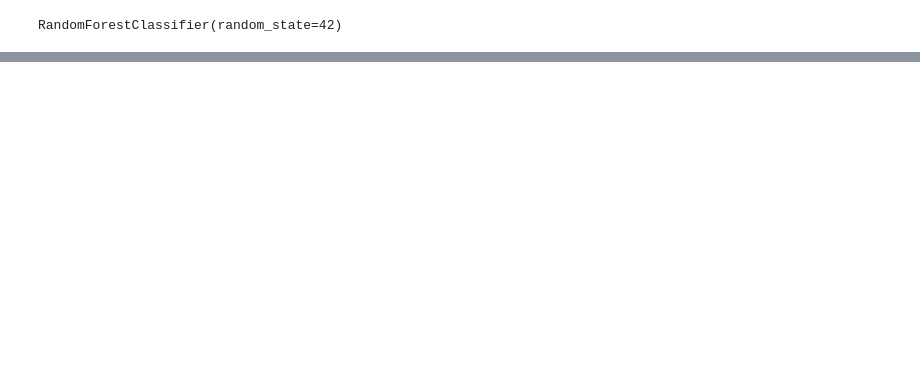
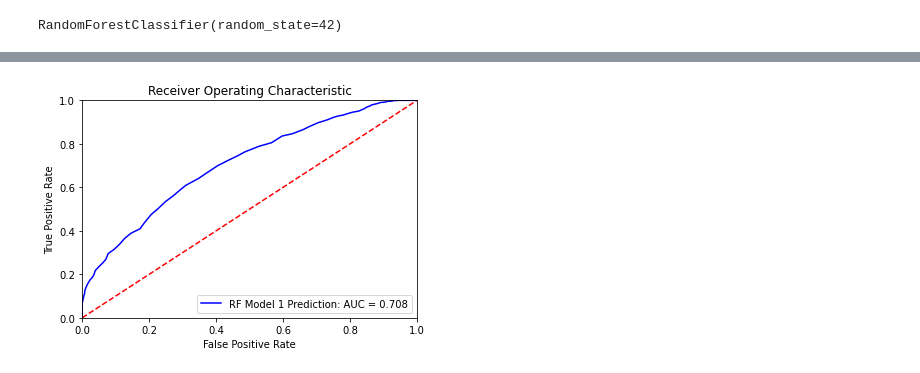
Before and after one commit to Emilio178/Bootcamp-Project2, a Jupyter notebook: randomforestmodelclassifier.ipynb, the cells around one changed output, grey strips where cells are left out. Drawn from its saved outputs; the diff is of its cells as text; code cells hidden in the pictures; blank space fills up the shorter version.

```diff
--- a/randomforestmodelclassifier.ipynb
+++ b/randomforestmodelclassifier.ipynb
@@ -220,0 +265,4 @@ dtype: object
+# %%
+r1_probs = [0 for _ in range(len(y_test))]
+rf1_probs = rf_1.predict_proba(X1_test)
+rf2_probs = rf_2.predict_proba(X2_test)
@@ -220,0 +271,3 @@ dtype: object
+# %%
+rf1_probs = rf1_probs[:, 1]
+rf2_probs = rf2_probs[:, 1]
@@ -220,0 +283,4 @@ dtype: object
+# %%
+r_auc = roc_auc_score(y_test, r1_probs)
+rf1_auc = roc_auc_score(y_test, rf1_probs)
+rf2_auc = roc_auc_score(y_test, rf2_probs)
@@ -220,0 +299,4 @@ dtype: object
+# %%
+r1_fpr, r1_tpr, _ = roc_curve(y_test, r1_probs)
+rf1_fpr, rf1_tpr, _ = roc_curve(y_test, rf1_probs)
+rf2_fpr, rf2_tpr, _ = roc_curve(y_test, rf2_probs)
@@ -220,0 +556,13 @@ dtype: object
+# %%
+plt.title('Receiver Operating Characteristic')
+plt.plot(rf1_fpr, rf1_tpr, 'b', label = 'RF Model 1 Prediction: AUC = %.3f' % rf1_auc)
+plt.legend(loc = 'lower right')
+plt.plot([0, 1], [0, 1],'r--')
+plt.xlim([0, 1])
+plt.ylim([0, 1])
+plt.ylabel('True Positive Rate')
+plt.xlabel('False Positive Rate')
+plt.rcParams['figure.figsize'] = (12, 8)
+plt.show()
+# %% [output]
+[figure, added]
```
Also changed, not shown: parts of 75 cells of this notebook.
